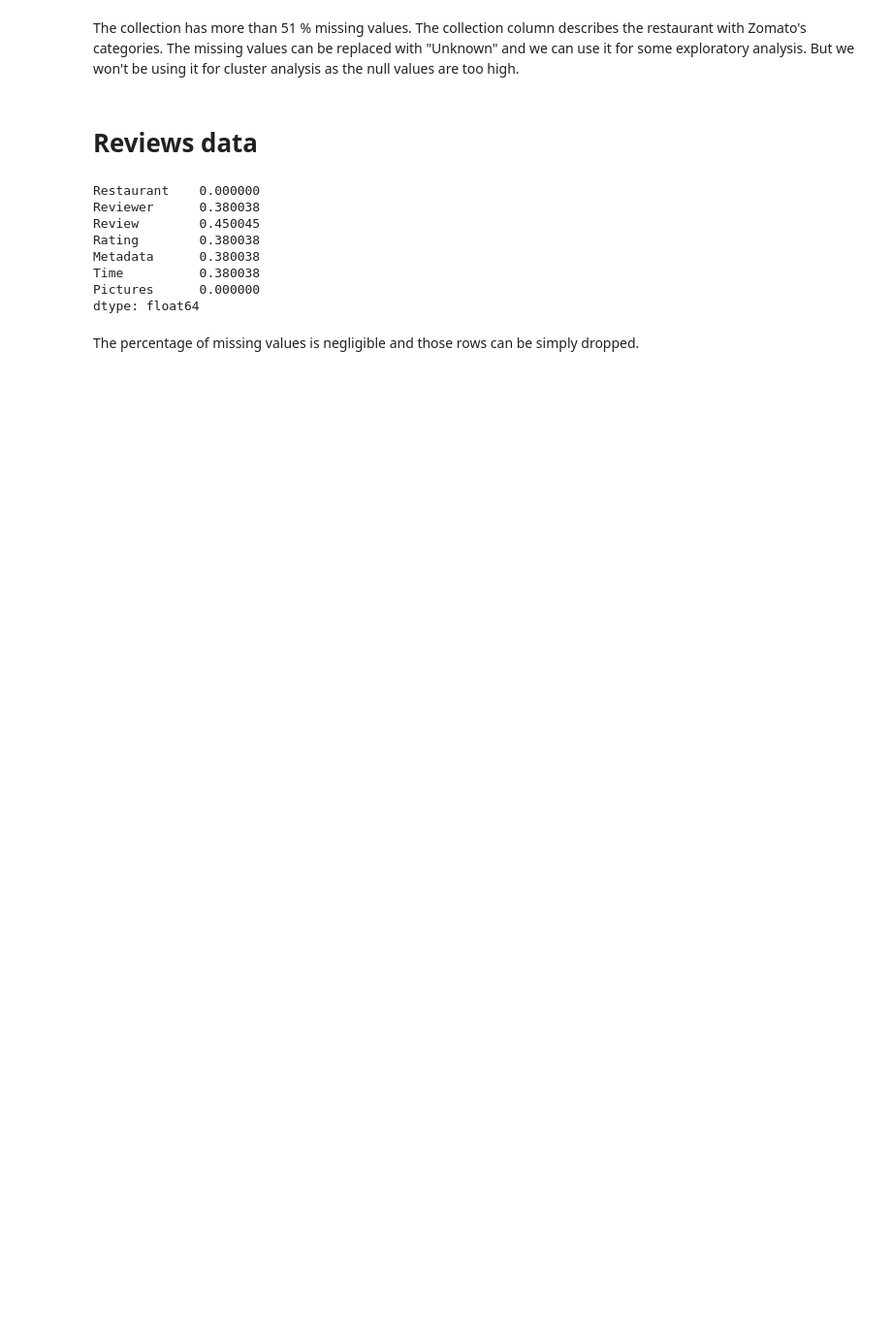
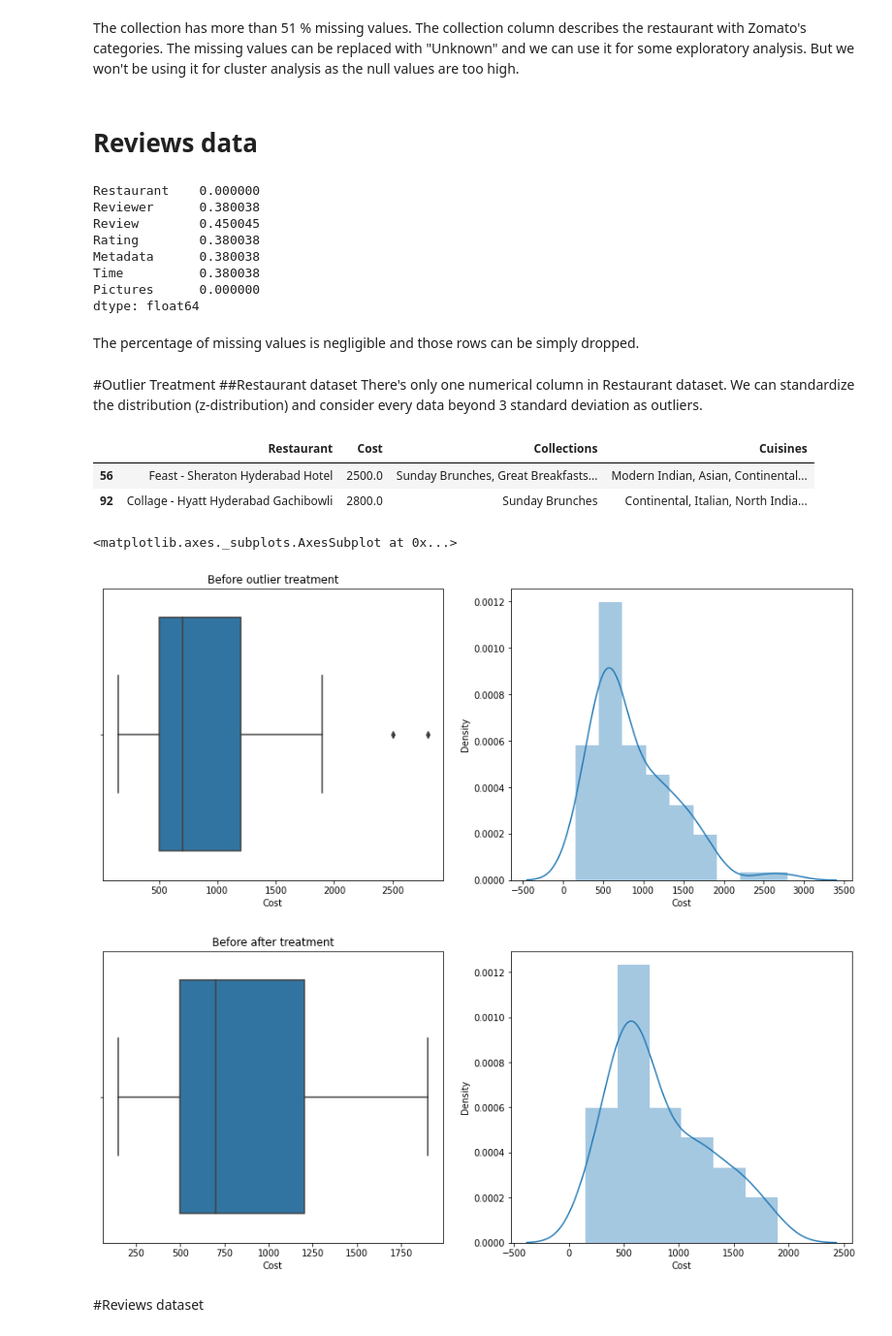
Before and after one commit to Zeeshan2012/ZOMATO-RESTAURANT-CLUSTERING-AND-SENTIMENT-ANALYSIS, a Jupyter notebook: ZOMATO_RESTAURANT_CLUSTERING_AND_SENTIMENT_ANALYSIS.ipynb, the cells around one changed output. Shown at 97% size. Cells and saved outputs as stored; diff of their text form; code cells hidden in the pictures; blank space fills up the shorter version.

```diff
--- a/ZOMATO_RESTAURANT_CLUSTERING_AND_SENTIMENT_ANALYSIS.ipynb
+++ b/ZOMATO_RESTAURANT_CLUSTERING_AND_SENTIMENT_ANALYSIS.ipynb
@@ -264,3 +253,40 @@ The percentage of missing values is negligible and those rows can be simply drop
 # %%
 # Dropping the rows with missing values
 resturant_review_data.dropna(inplace=True)
+# %% [markdown]
+#Outlier Treatment
+##Restaurant dataset
+There's only one numerical column in Restaurant dataset. We can standardize the distribution (z-distribution) and consider every data beyond 3 standard deviation as outliers.
+# %%
+# looking at some outliers
+resturant_data[((resturant_data['Cost'] - resturant_data['Cost'].mean()) / resturant_data['Cost'].std()).abs() > 3]
+# %% [output]
+|  | Restaurant | Cost | Collections | Cuisines |
+| 56 | Feast - Sheraton Hyderabad Hotel | 2500.0 | Sunday Brunches, Great Breakfasts... | Modern Indian, Asian, Continental... |
+| 92 | Collage - Hyatt Hyderabad Gachibowli | 2800.0 | Sunday Brunches | Continental, Italian, North India... |
+# %%
+# removing outlier
+plt.figure(figsize=(15,6))
+plt.subplot(1, 2, 1)
+plt.title('Before outlier treatment')
+sns.boxplot(resturant_data['Cost'])
+plt.subplot(1, 2, 2)
+sns.distplot(resturant_data['Cost'])
+
+# remove datapoints that are at or beyond 3 standard dev to the right
+resturant_data = resturant_data[((resturant_data['Cost'] - resturant_data['Cost'].mean()) / resturant_data['Cost'].std()).abs() < 3]
+# remove datapoints that are at or beyond 3 standard dev to the left (negative)
+resturant_data = resturant_data[((resturant_data['Cost'] - resturant_data['Cost'].mean()) / resturant_data['Cost'].std()).abs() > -3]
+
+plt.figure(figsize=(15,6))
+plt.subplot(1, 2, 1)
+plt.title('Before after treatment')
+sns.boxplot(resturant_data['Cost'])
+plt.subplot(1, 2, 2)
+sns.distplot(resturant_data['Cost'])
+# %% [output]
+<matplotlib.axes._subplots.AxesSubplot at 0x...>
+[figure, added]
+[figure, added]
+# %% [markdown]
+#Reviews dataset
```
Also changed, not shown: parts of 142 cells of this notebook.
